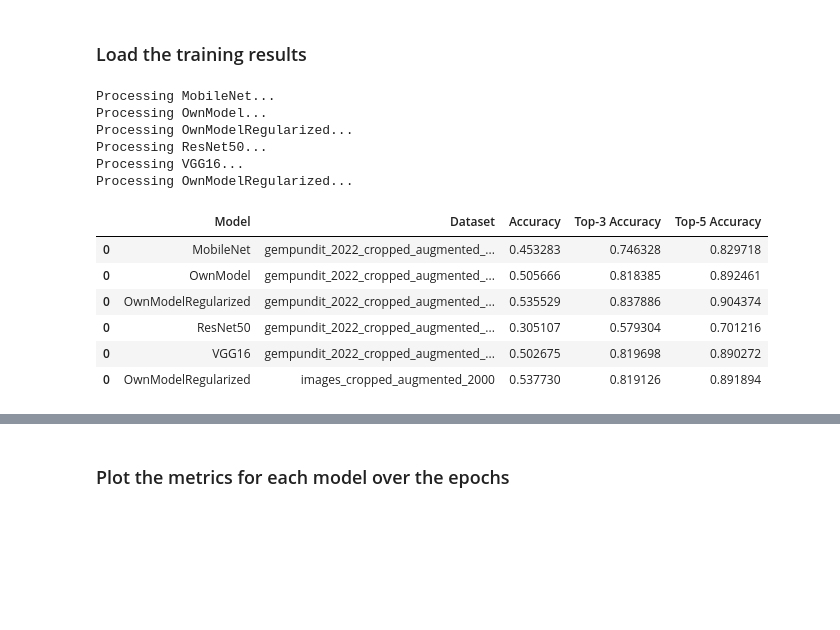
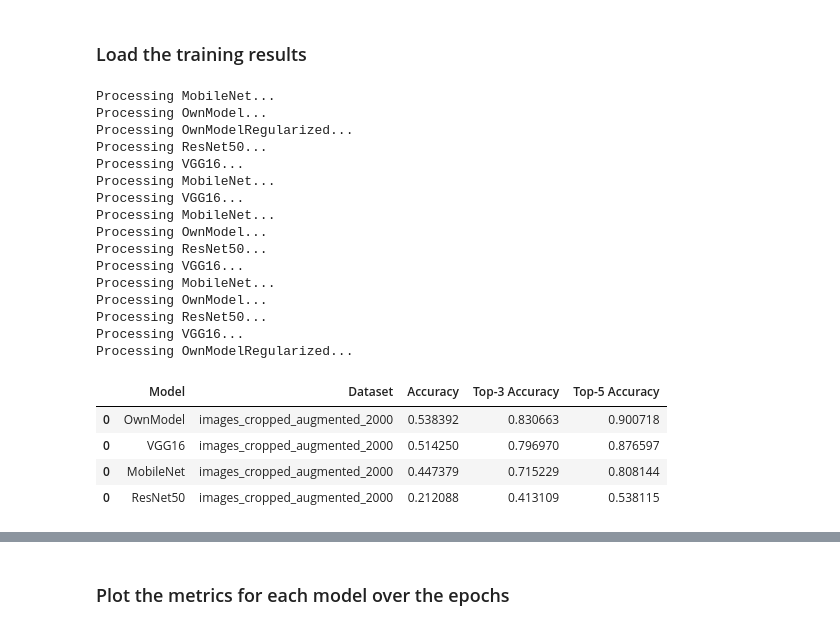
Before and after one commit to stedavkle/gemstone-classifier, a Jupyter notebook: src/04_Model_Evaluation.ipynb, the cells around one changed output, grey strips where cells are left out. Cells and saved outputs as stored; diff of their text form; code cells hidden in the pictures; blank space fills up the shorter version.

```diff
--- a/src/04_Model_Evaluation.ipynb
+++ b/src/04_Model_Evaluation.ipynb
@@ -21,31 +21,39 @@ os.chdir(r'C:\Users\david\projects\University\gemstone-classifier\src')
 # %%
 results = {}
 top_results = pd.DataFrame(columns=['Model', 'Dataset', 'Accuracy', 'Top-3 Accuracy', 'Top-5 Accuracy'])
 
 for dataset in os.listdir('../mod/'):
     for file in os.listdir(f'../mod/{dataset}/'):
         if file.endswith('.csv'):
             model = os.path.splitext(file)[0]
             print(f'Processing {model}...')
             history = pd.read_csv(f'../mod/{dataset}/{file}')
             results[model + ' ' + dataset] = history
             top_results = pd.concat([top_results, pd.DataFrame({'Model': model,
                                                                 'Dataset': dataset,
                                                                 'Accuracy': history['val_accuracy'].max(),
                                                                 'Top-3 Accuracy': history['val_top_3_accuracy'].max(),
                                                                 'Top-5 Accuracy': history['val_top_5_accuracy'].max()}, index=[0])])
-top_results
+top_results[top_results['Dataset'] == 'images_cropped_augmented_2000' ].sort_values(by='Accuracy', ascending=False)
 # %% [output]
 Processing MobileNet...
 Processing OwnModel...
 Processing OwnModelRegularized...
 Processing ResNet50...
 Processing VGG16...
+Processing MobileNet...
+Processing VGG16...
+Processing MobileNet...
+Processing OwnModel...
+Processing ResNet50...
+Processing VGG16...
+Processing MobileNet...
+Processing OwnModel...
+Processing ResNet50...
+Processing VGG16...
 Processing OwnModelRegularized...
 |  | Model | Dataset | Accuracy | Top-3 Accuracy | Top-5 Accuracy |
-| 0 | MobileNet | gempundit_2022_cropped_augmented_... | 0.453283 | 0.746328 | 0.829718 |
-| 0 | OwnModel | gempundit_2022_cropped_augmented_... | 0.505666 | 0.818385 | 0.892461 |
-| 0 | OwnModelRegularized | gempundit_2022_cropped_augmented_... | 0.535529 | 0.837886 | 0.904374 |
-| 0 | ResNet50 | gempundit_2022_cropped_augmented_... | 0.305107 | 0.579304 | 0.701216 |
-| 0 | VGG16 | gempundit_2022_cropped_augmented_... | 0.502675 | 0.819698 | 0.890272 |
-| 0 | OwnModelRegularized | images_cropped_augmented_2000 | 0.537730 | 0.819126 | 0.891894 |
+| 0 | OwnModel | images_cropped_augmented_2000 | 0.538392 | 0.830663 | 0.900718 |
+| 0 | VGG16 | images_cropped_augmented_2000 | 0.514250 | 0.796970 | 0.876597 |
+| 0 | MobileNet | images_cropped_augmented_2000 | 0.447379 | 0.715229 | 0.808144 |
+| 0 | ResNet50 | images_cropped_augmented_2000 | 0.212088 | 0.413109 | 0.538115 |
```
Also changed, not shown: parts of 24 cells of this notebook, 3 other files.
